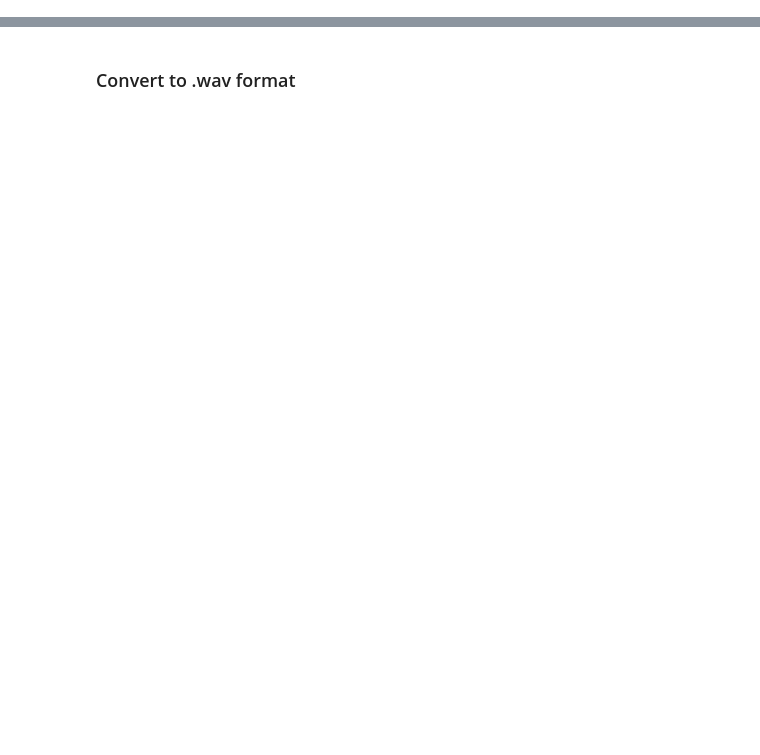
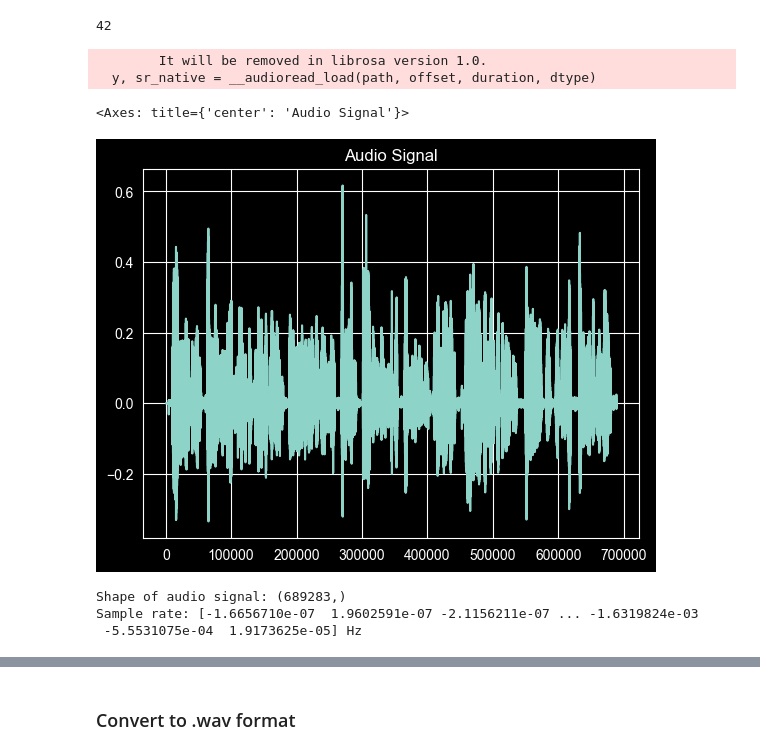
Before and after one commit to seiferla/als-voice-cloning-evaluation, a Jupyter notebook: notebooks/data_analysis.ipynb, the cells around one changed output, grey strips where cells are left out. Cells and saved outputs as stored; diff of their text form; code cells hidden in the pictures; blank space fills up the shorter version.

```diff
--- a/notebooks/data_analysis.ipynb
+++ b/notebooks/data_analysis.ipynb
@@ -5,8 +5,24 @@ from glob import glob
 import librosa.display
 from pydub import AudioSegment
 # %%
-audio_files_m4a = glob('/Documents/fun/als-voice-cloning-evaluation/data/m4a/*.m4a')
+audio_files_m4a = glob('/Users/d0304693/Documents/fun/als-voice-cloning-evaluation/data/m4a/*.m4a')
 print(len(audio_files_m4a))
+# %% [output]
+42
+# %%
+y, sr = librosa.load(audio_files_m4a[5])
+pd.Series(y).plot(title='Audio Signal')
+# %% [output]
+        It will be removed in librosa version 1.0.
+  y, sr_native = __audioread_load(path, offset, duration, dtype)
+<Axes: title={'center': 'Audio Signal'}>
+[figure, added]
+# %%
+print(f'Shape of audio signal: {y.shape}')
+# %% [output]
+Shape of audio signal: (689283,)
+Sample rate: [-1.6656710e-07  1.9602591e-07 -2.1156211e-07 ... -1.6319824e-03
+ -5.5531075e-04  1.9173625e-05] Hz
 # %%
 data_frame_m4a = []
 # %%
```
Also changed, not shown: parts of 2 cells of this notebook.
